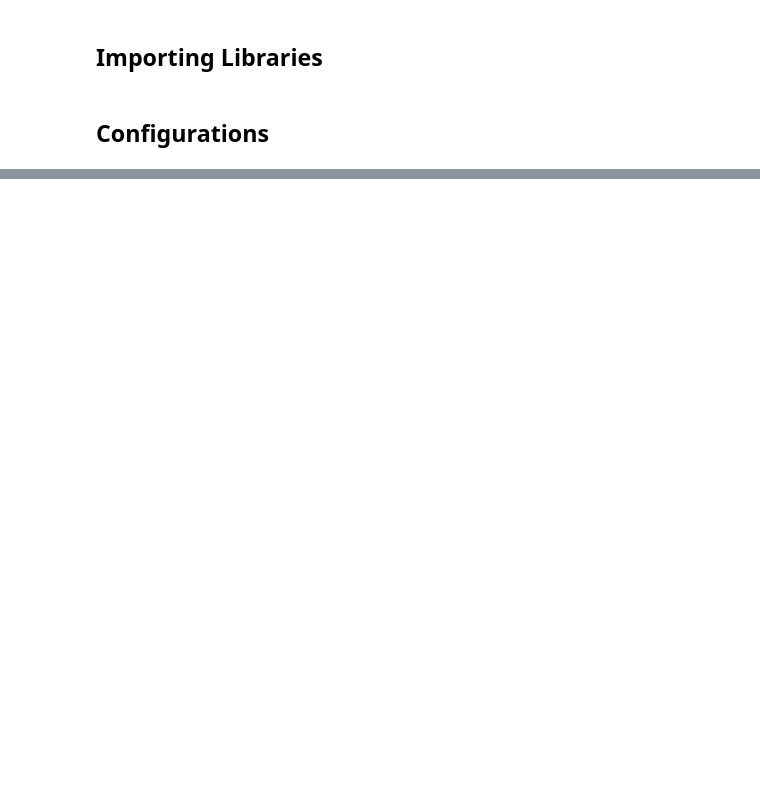
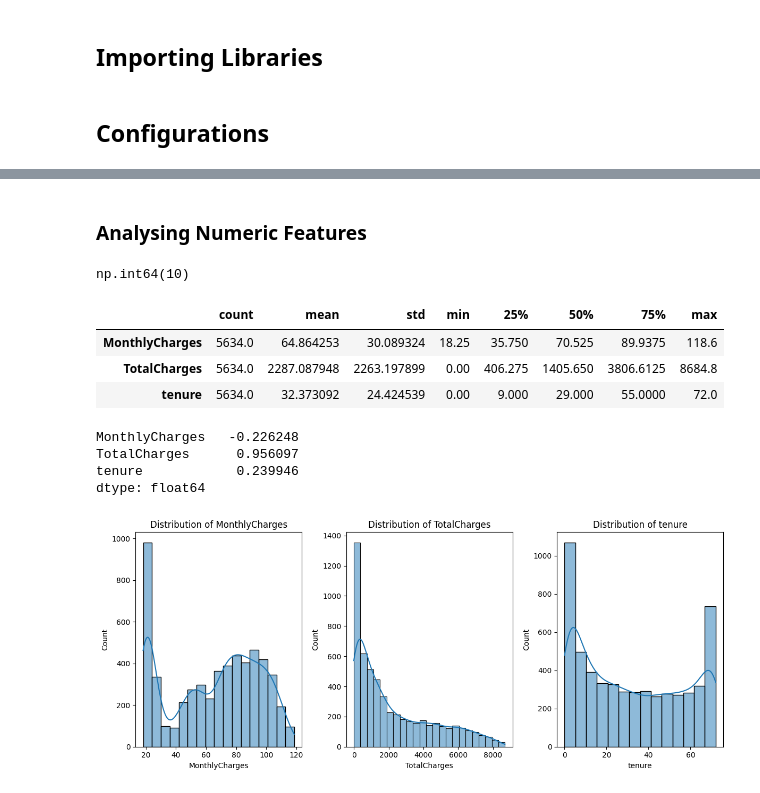
Before and after one commit to ansariafzal-ka/MLOPs-Churn-Prediction, a Jupyter notebook: api/src/notebooks/eda.ipynb, the cells around one changed output, grey strips where cells are left out. Saved outputs shown, nothing was run; the diff lists cells and outputs as text; code cells hidden in the pictures; blank space fills up the shorter version.

```diff
--- a/api/src/notebooks/eda.ipynb
+++ b/api/src/notebooks/eda.ipynb
@@ -36,0 +90,50 @@ Name: count, dtype: int64
+# %%
+# converting the TotalCharges feature into numeric
+df['TotalCharges'] = pd.to_numeric(df['TotalCharges'], errors='coerce')
+# %%
+# dropping the customerID column
+df.drop('customerID', axis=1, inplace=True)
+# %%
+# separating numeric, categorical, target features
+numeric_features = df.select_dtypes(include=['int64', 'float64']).columns.difference(['SeniorCitizen']).tolist()
+categorical_features = df.select_dtypes(include='object').columns.difference(['Churn']).tolist()
+categorical_features.append('SeniorCitizen')
+target = 'Churn'
+# %% [markdown]
+### Analysing Numeric Features
+# %%
+# checking for missing values in TotalCharges feature
+df['TotalCharges'].isnull().sum()
+# %% [output]
+np.int64(10)
+# %%
+# dropping the null values
+df['TotalCharges'] = df['TotalCharges'].fillna(0.0)
+# %%
+# viewing summary statistics
+df[numeric_features].describe().T
+# %% [output]
+|  | count | mean | std | min | 25% | 50% | 75% | max |
+| MonthlyCharges | 5634.0 | 64.864253 | 30.089324 | 18.25 | 35.750 | 70.525 | 89.9375 | 118.6 |
+| TotalCharges | 5634.0 | 2287.087948 | 2263.197899 | 0.00 | 406.275 | 1405.650 | 3806.6125 | 8684.8 |
+| tenure | 5634.0 | 32.373092 | 24.424539 | 0.00 | 9.000 | 29.000 | 55.0000 | 72.0 |
+# %%
+# checking the skewness of numeric features
+df[numeric_features].skew()
+# %% [output]
+MonthlyCharges   -0.226248
+TotalCharges      0.956097
+tenure            0.239946
+dtype: float64
+# %%
+# viewing the distribution of numeric features
+fig, ax = plt.subplots(1, 3, figsize=(12, 5))
+
+for i, feature in enumerate(numeric_features):
+    sns.histplot(df[feature], kde=True, ax=ax[i])
+    ax[i].set_title(f'Distribution of {feature}')
+
+plt.tight_layout()
+plt.show()
+# %% [output]
+[figure, added]
```
Also changed, not shown: parts of 20 cells of this notebook, 11 other files.
